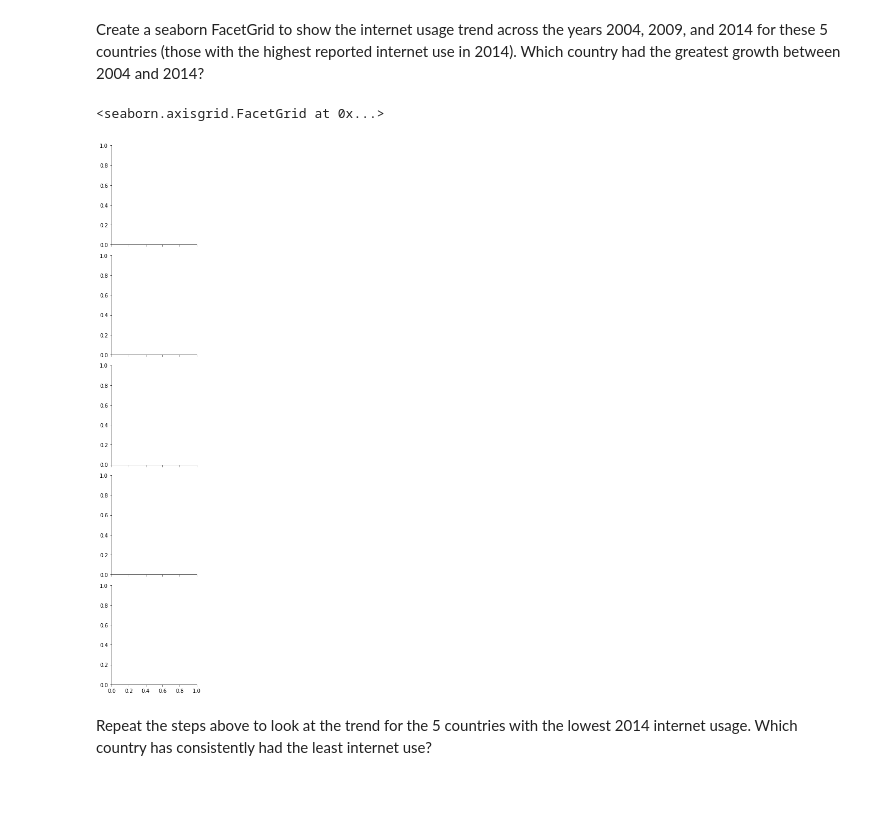
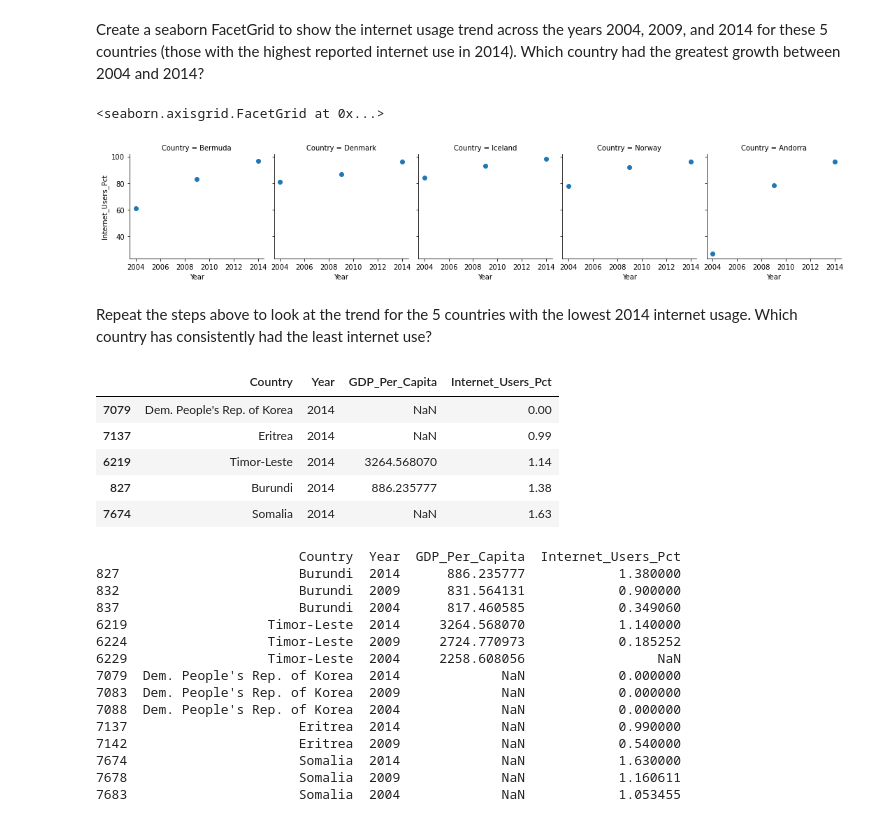
Before and after one commit to NSS-Data-Analytics-Cohort-7/gdp-and-internet-usage-RobertRLunn, a Jupyter notebook: Notebook/gdpworkbook.ipynb, the cells around one changed output. Saved outputs shown, nothing was run; the diff lists cells and outputs as text; code cells hidden in the pictures; blank space fills up the shorter version.

```diff
--- a/Notebook/gdpworkbook.ipynb
+++ b/Notebook/gdpworkbook.ipynb
@@ -405,9 +405,38 @@ print(top_5_internet)
 # %% [markdown]
 Create a seaborn FacetGrid to show the internet usage trend across the years 2004, 2009, and 2014 for these 5 countries (those with the highest reported internet use in 2014). Which country had the greatest growth between 2004 and 2014?
 # %%
-sns.FacetGrid(top_5_internet, row='Country')
+graph = sns.FacetGrid(top_5_internet, col='Country')
+graph.map(plt.scatter, "Year", "Internet_Users_Pct")
 # %% [output]
 <seaborn.axisgrid.FacetGrid at 0x...>
-[figure, old version]
+[figure, new version]
 # %% [markdown]
 Repeat the steps above to look at the trend for the 5 countries with the lowest 2014 internet usage. Which country has consistently had the least internet use?
+# %%
+gdp_internet2014.nsmallest(5,'Internet_Users_Pct')
+# %% [output]
+|  | Country | Year | GDP_Per_Capita | Internet_Users_Pct |
+| 7079 | Dem. People's Rep. of Korea | 2014 | NaN | 0.00 |
+| 7137 | Eritrea | 2014 | NaN | 0.99 |
+| 6219 | Timor-Leste | 2014 | 3264.568070 | 1.14 |
+| 827 | Burundi | 2014 | 886.235777 | 1.38 |
+| 7674 | Somalia | 2014 | NaN | 1.63 |
+# %%
+bottom_5_internet = gdp_and_internet_use[gdp_and_internet_use["Country"].isin(["Dem. People's Rep. of Korea", "Eritrea", "Timor-Leste", "Burundi", "Somalia"]) & gdp_and_internet_use["Year"].isin([2004, 2009, 2014])]
+print(bottom_5_internet)
+# %% [output]
+                          Country  Year  GDP_Per_Capita  Internet_Users_Pct
+827                       Burundi  2014      886.235777            1.380000
+832                       Burundi  2009      831.564131            0.900000
+837                       Burundi  2004      817.460585            0.349060
+6219                  Timor-Leste  2014     3264.568070            1.140000
+6224                  Timor-Leste  2009     2724.770973            0.185252
+6229                  Timor-Leste  2004     2258.608056                 NaN
+7079  Dem. People's Rep. of Korea  2014             NaN            0.000000
+7083  Dem. People's Rep. of Korea  2009             NaN            0.000000
+7088  Dem. People's Rep. of Korea  2004             NaN            0.000000
+7137                      Eritrea  2014             NaN            0.990000
+7142                      Eritrea  2009             NaN            0.540000
+7674                      Somalia  2014             NaN            1.630000
+7678                      Somalia  2009             NaN            1.160611
+7683                      Somalia  2004             NaN            1.053455
```
Also changed, not shown: parts of 7 cells of this notebook.
